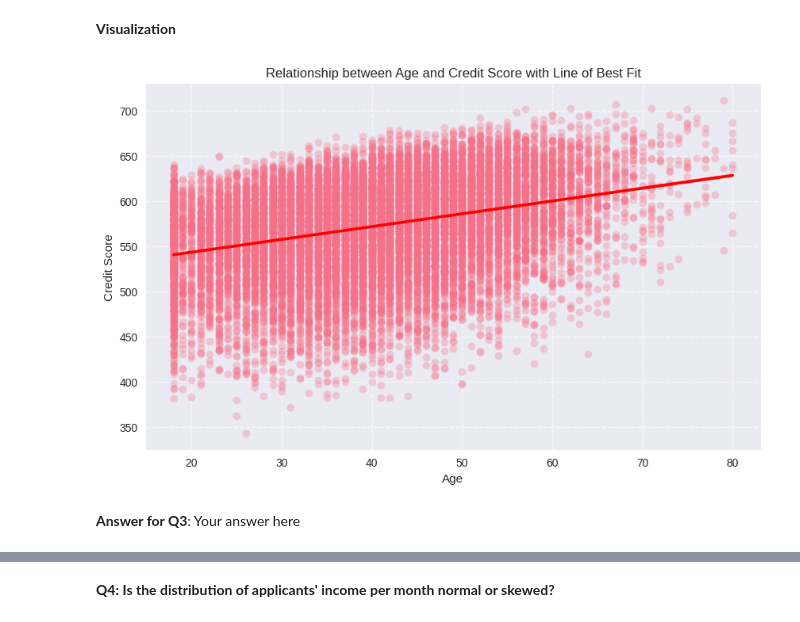
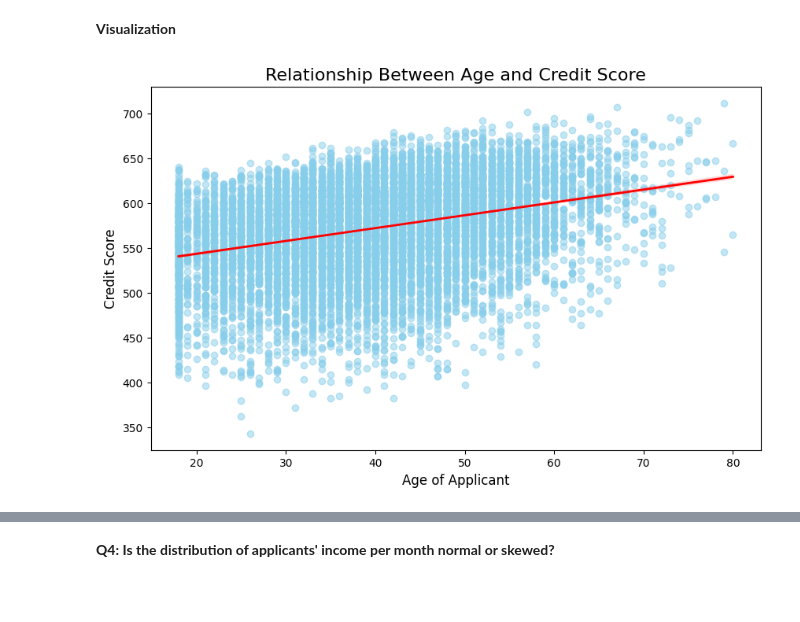
Before and after one commit to jomanakhatib/Projects-, a Jupyter notebook: Classification_Mini_Project.ipynb, the cells around one changed output, grey strips where cells are left out. Drawn from its saved outputs; the diff is of its cells as text; code cells hidden in the pictures; blank space fills up the shorter version.

```diff
--- a/Classification_Mini_Project.ipynb
+++ b/Classification_Mini_Project.ipynb
@@ -261,14 +489,24 @@ Name: AnnualIncome, dtype: float64
 # %% [markdown]
 **Visualization**
 # %%
-plt.figure(figsize=(10, 6))
-sns.regplot(x='Age', y='CreditScore', data=df, scatter_kws={'alpha':0.3}, line_kws={'color':'red'})
-plt.title('Relationship between Age and Credit Score with Line of Best Fit')
-plt.xlabel('Age')
-plt.ylabel('Credit Score')
-plt.grid(True, linestyle='--', alpha=0.7)
+import matplotlib.pyplot as plt
+import seaborn as sns
+
+# Step 1: Create scatter plot with regression line
+plt.figure(figsize=(10,6))
+sns.regplot(
+    x='Age',
+    y='CreditScore',
+    data=df_clean,
+    scatter_kws={'alpha':0.5, 'color':'skyblue'},
+    line_kws={'color':'red', 'linewidth':2}
+)
+
+# Step 2: Add titles and labels
+plt.title("Relationship Between Age and Credit Score", fontsize=16)
+plt.xlabel("Age of Applicant", fontsize=12)
+plt.ylabel("Credit Score", fontsize=12)
+
 plt.show()
 # %% [output]
-[figure, old version]
+[figure, new version]
-# %% [markdown]
-**Answer for Q3**: Your answer here
```
Also changed, not shown: parts of 17 cells of this notebook.
